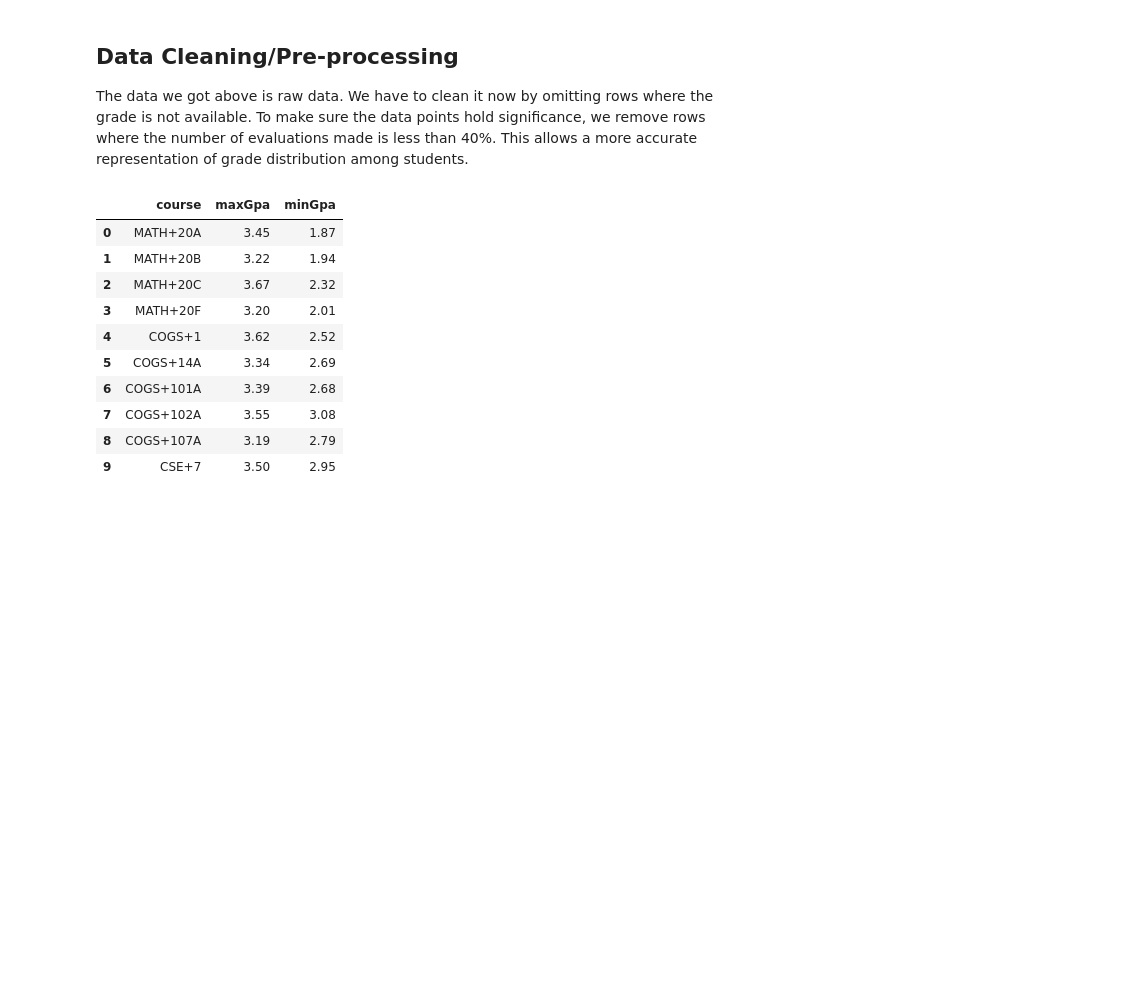
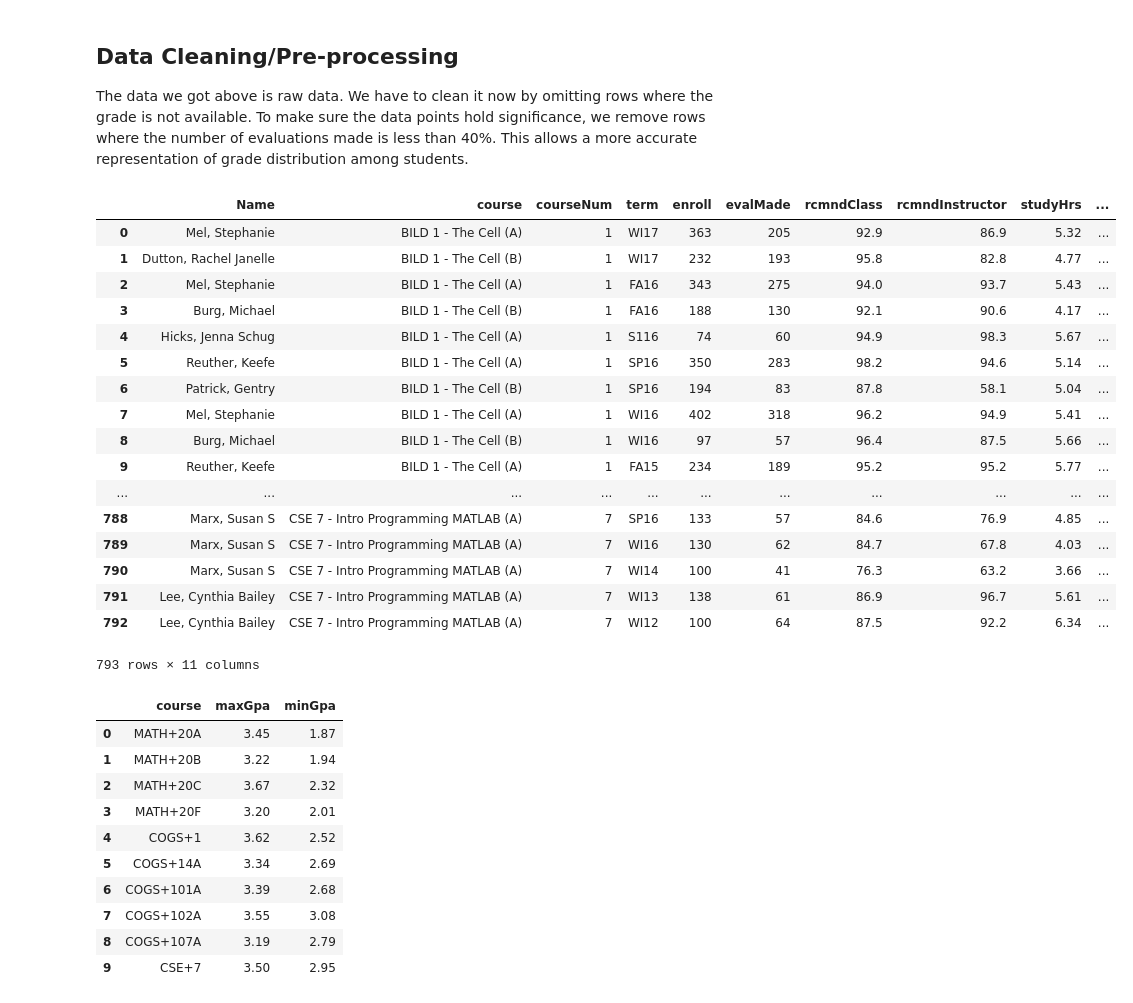
Before and after one commit to TomDonoghue/Pr_026, a Jupyter notebook: Pr_026_HackathonSubmission.ipynb, the cells around one changed output. Saved outputs shown, nothing was run; the diff lists cells and outputs as text; code cells hidden in the pictures; blank space fills up the shorter version.

```diff
--- a/Pr_026_HackathonSubmission.ipynb
+++ b/Pr_026_HackathonSubmission.ipynb
@@ -163,11 +163,15 @@ We extract the data for the cogs major by scraping the data for each required co
 #links = ['MATH+20B', 'MATH+20A']
 cogsMajor = ['MATH+20A', 'MATH+20B','MATH+20C','MATH+20F','COGS+1','COGS+14A',
              'COGS+101A','COGS+102A','COGS+107A','CSE+7']
+cseMajor = ['BILD+1', 'BILD+2', 'BILD+3', 'BILD+4', 'CHEM+140A', 'BIBD+102',
+           'BICD+100', 'BIMM+101', 'BIPN+105']
+allMajors = [cseMajor, cogsMajor]
 dfTemp = pd.DataFrame()
 dfT = pd.DataFrame();
-for i in range(len(cogsMajor)):
-    dfTemp = scrapData(cogsMajor,i, dfT)
-    dfT = dfT.append(dfTemp)
+for a in range(len(allMajors)):
+    for i in range(len(allMajors[a])):
+        dfTemp = scrapData(allMajors[a],i, dfT)
+        dfT = dfT.append(dfTemp)
 # %% [markdown]
 ## Data Cleaning/Pre-processing
 
@@ -186,3 +231,24 @@ dfT = dfT[dfT['courseNum'].isin(cogsClassNum)]
+# %%
+dfT
+# %% [output]
+|  | Name | course | courseNum | term | enroll | evalMade | rcmndClass | rcmndInstructor | studyHrs | ... |
+| 0 | Mel, Stephanie | BILD 1 - The Cell (A) | 1 | WI17 | 363 | 205 | 92.9 | 86.9 | 5.32 | ... |
+| 1 | Dutton, Rachel Janelle | BILD 1 - The Cell (B) | 1 | WI17 | 232 | 193 | 95.8 | 82.8 | 4.77 | ... |
+| 2 | Mel, Stephanie | BILD 1 - The Cell (A) | 1 | FA16 | 343 | 275 | 94.0 | 93.7 | 5.43 | ... |
+| 3 | Burg, Michael | BILD 1 - The Cell (B) | 1 | FA16 | 188 | 130 | 92.1 | 90.6 | 4.17 | ... |
+| 4 | Hicks, Jenna Schug | BILD 1 - The Cell (A) | 1 | S116 | 74 | 60 | 94.9 | 98.3 | 5.67 | ... |
+| 5 | Reuther, Keefe | BILD 1 - The Cell (A) | 1 | SP16 | 350 | 283 | 98.2 | 94.6 | 5.14 | ... |
+| 6 | Patrick, Gentry | BILD 1 - The Cell (B) | 1 | SP16 | 194 | 83 | 87.8 | 58.1 | 5.04 | ... |
+| 7 | Mel, Stephanie | BILD 1 - The Cell (A) | 1 | WI16 | 402 | 318 | 96.2 | 94.9 | 5.41 | ... |
+| 8 | Burg, Michael | BILD 1 - The Cell (B) | 1 | WI16 | 97 | 57 | 96.4 | 87.5 | 5.66 | ... |
+| 9 | Reuther, Keefe | BILD 1 - The Cell (A) | 1 | FA15 | 234 | 189 | 95.2 | 95.2 | 5.77 | ... |
+| ... | ... | ... | ... | ... | ... | ... | ... | ... | ... | ... |
+| 788 | Marx, Susan S | CSE 7 - Intro Programming MATLAB (A) | 7 | SP16 | 133 | 57 | 84.6 | 76.9 | 4.85 | ... |
+| 789 | Marx, Susan S | CSE 7 - Intro Programming MATLAB (A) | 7 | WI16 | 130 | 62 | 84.7 | 67.8 | 4.03 | ... |
+| 790 | Marx, Susan S | CSE 7 - Intro Programming MATLAB (A) | 7 | WI14 | 100 | 41 | 76.3 | 63.2 | 3.66 | ... |
+| 791 | Lee, Cynthia Bailey | CSE 7 - Intro Programming MATLAB (A) | 7 | WI13 | 138 | 61 | 86.9 | 96.7 | 5.61 | ... |
+| 792 | Lee, Cynthia Bailey | CSE 7 - Intro Programming MATLAB (A) | 7 | WI12 | 100 | 64 | 87.5 | 92.2 | 6.34 | ... |
+793 rows × 11 columns
 # %%
 #initialize maximum possible GPA
 maxGpa = []
```
Also changed, not shown: parts of 24 cells of this notebook.
